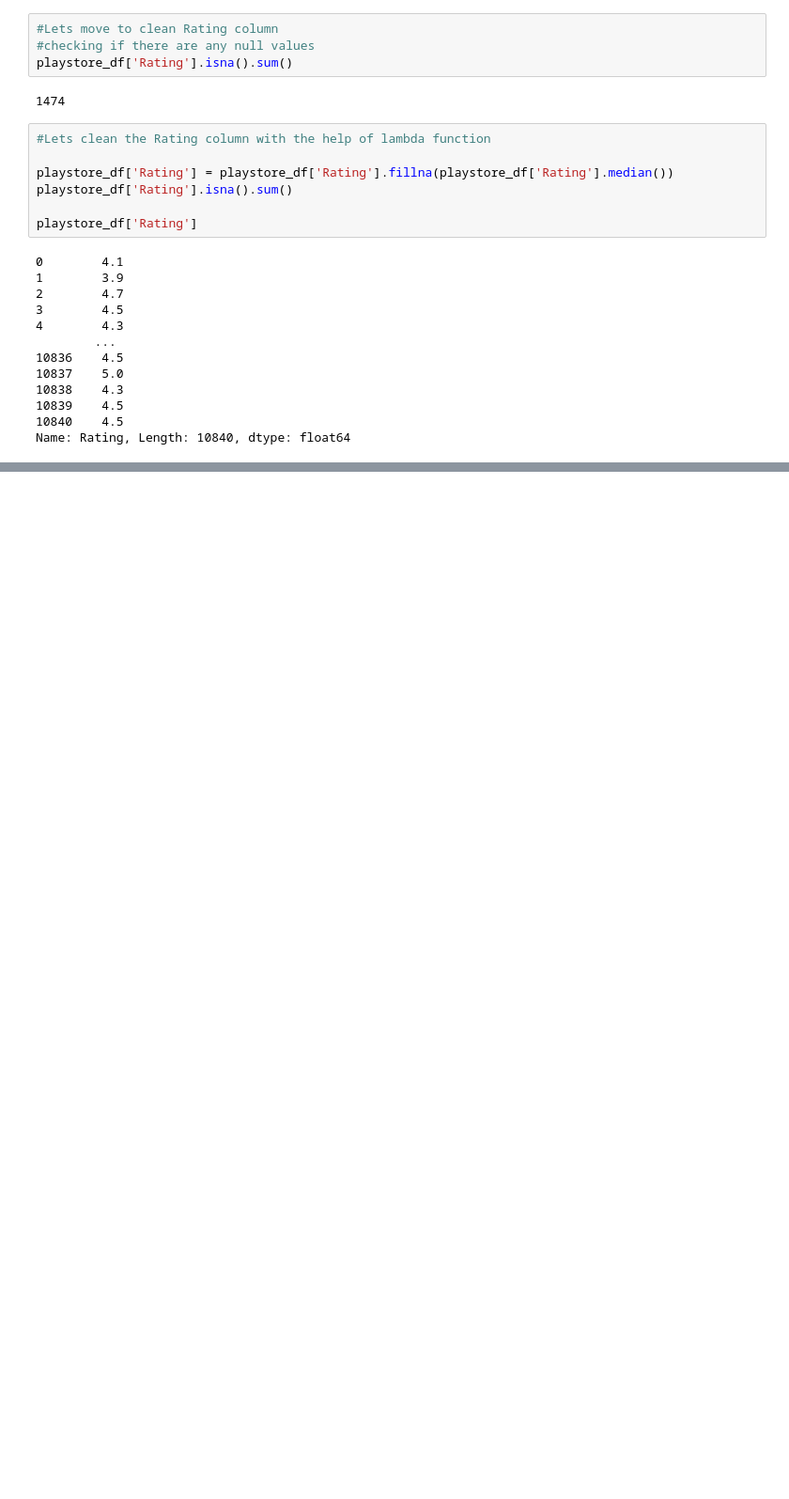
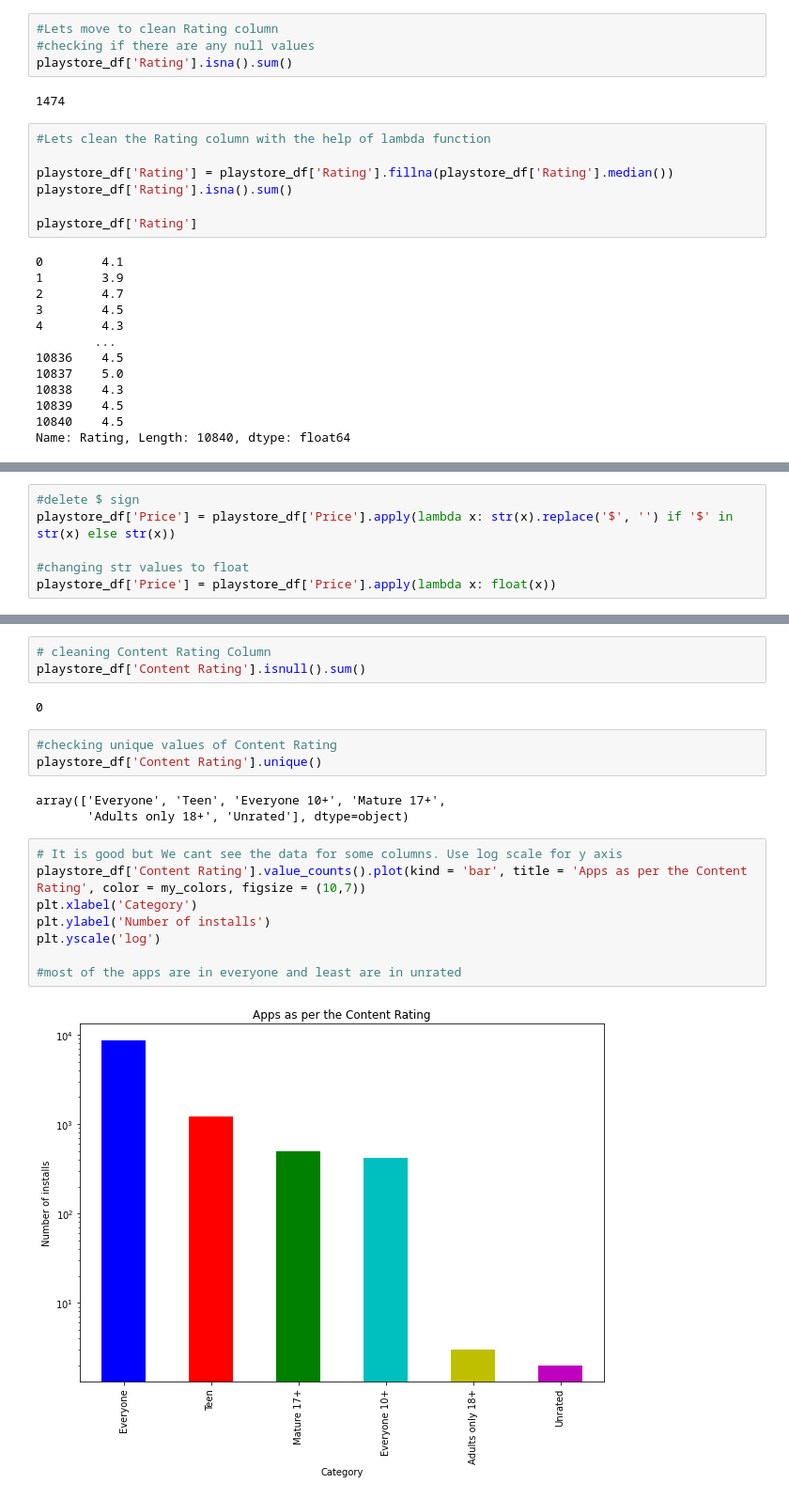
Before and after one commit to Palak-bindal/Capstone-Play-store, a Jupyter notebook: Copy_of_Play_Store_App_Review_Analysis_Capstone_Project.ipynb, the cells around one changed output, grey strips where cells are left out. Shown at 94% size. Drawn from its saved outputs; the diff is of its cells as text; blank space fills up the shorter version.

Commit message:
Commit-Data cleaning

```diff
--- a/Copy_of_Play_Store_App_Review_Analysis_Capstone_Project.ipynb
+++ b/Copy_of_Play_Store_App_Review_Analysis_Capstone_Project.ipynb
@@ -184,0 +258,6 @@ Name: Rating, Length: 10840, dtype: float64
+# %%
+#delete $ sign
+playstore_df['Price'] = playstore_df['Price'].apply(lambda x: str(x).replace('$', '') if '$' in str(x) else str(x))
+
+#changing str values to float
+playstore_df['Price'] = playstore_df['Price'].apply(lambda x: float(x))
@@ -184,0 +271,21 @@ Name: Rating, Length: 10840, dtype: float64
+# %%
+# cleaning Content Rating Column
+playstore_df['Content Rating'].isnull().sum()
+# %% [output]
+0
+# %%
+#checking unique values of Content Rating
+playstore_df['Content Rating'].unique()
+# %% [output]
+array(['Everyone', 'Teen', 'Everyone 10+', 'Mature 17+',
+       'Adults only 18+', 'Unrated'], dtype=object)
+# %%
+# It is good but We cant see the data for some columns. Use log scale for y axis
+playstore_df['Content Rating'].value_counts().plot(kind = 'bar', title = 'Apps as per the Content Rating', color = my_colors, figsize = (10,7))
+plt.xlabel('Category')
+plt.ylabel('Number of installs')
+plt.yscale('log')
+
+#most of the apps are in everyone and least are in unrated
+# %% [output]
+[figure, added]
```
Also changed, not shown: parts of 12 cells of this notebook.
